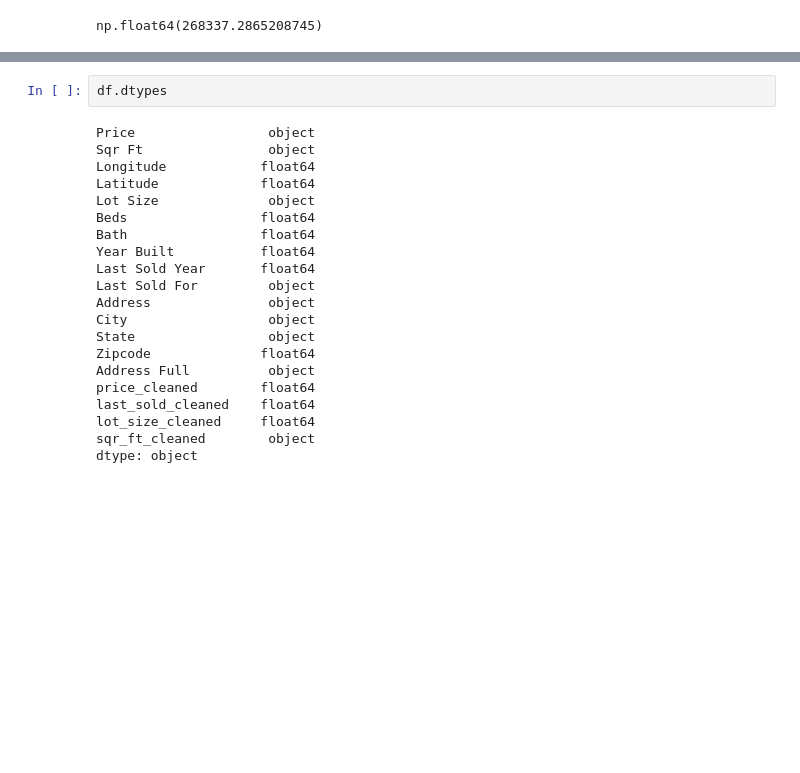
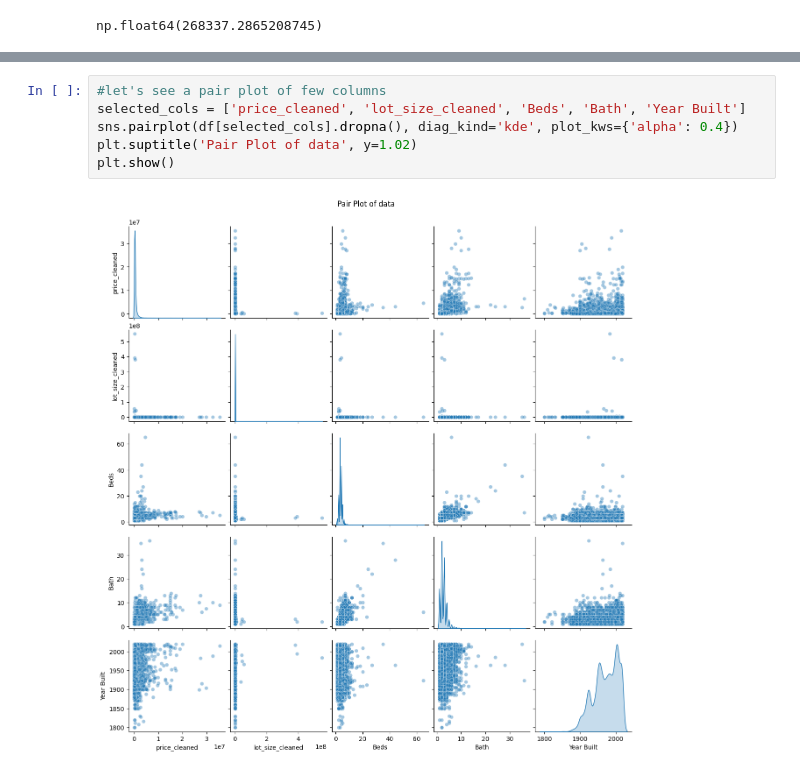
Before and after one commit to raushan-shah/CSY2082-AS1-assignment, a Jupyter notebook: code.ipynb, the cells around one changed output, grey strips where cells are left out. Drawn from its saved outputs; the diff is of its cells as text; blank space fills up the shorter version.

```diff
--- a/code.ipynb
+++ b/code.ipynb
@@ -501,23 +505,8 @@ df.describe()
 # %%
-df.dtypes
+#let's see a pair plot of few columns
+selected_cols = ['price_cleaned', 'lot_size_cleaned', 'Beds', 'Bath', 'Year Built']
+sns.pairplot(df[selected_cols].dropna(), diag_kind='kde', plot_kws={'alpha': 0.4})
+plt.suptitle('Pair Plot of data', y=1.02)
+plt.show()
 # %% [output]
-Price                 object
-Sqr Ft                object
-Longitude            float64
-Latitude             float64
-Lot Size              object
-Beds                 float64
-Bath                 float64
-Year Built           float64
-Last Sold Year       float64
-Last Sold For         object
-Address               object
-City                  object
-State                 object
-Zipcode              float64
-Address Full          object
-price_cleaned        float64
-last_sold_cleaned    float64
-lot_size_cleaned     float64
-sqr_ft_cleaned        object
-dtype: object
+[figure, added]
```
Also changed, not shown: parts of 9 cells of this notebook.
